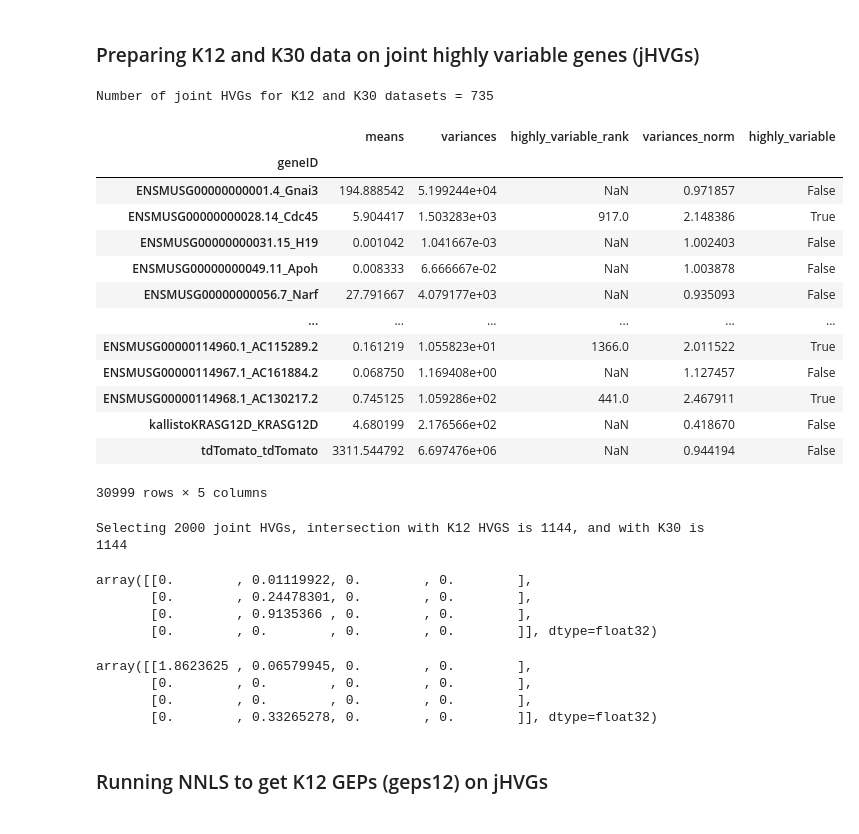
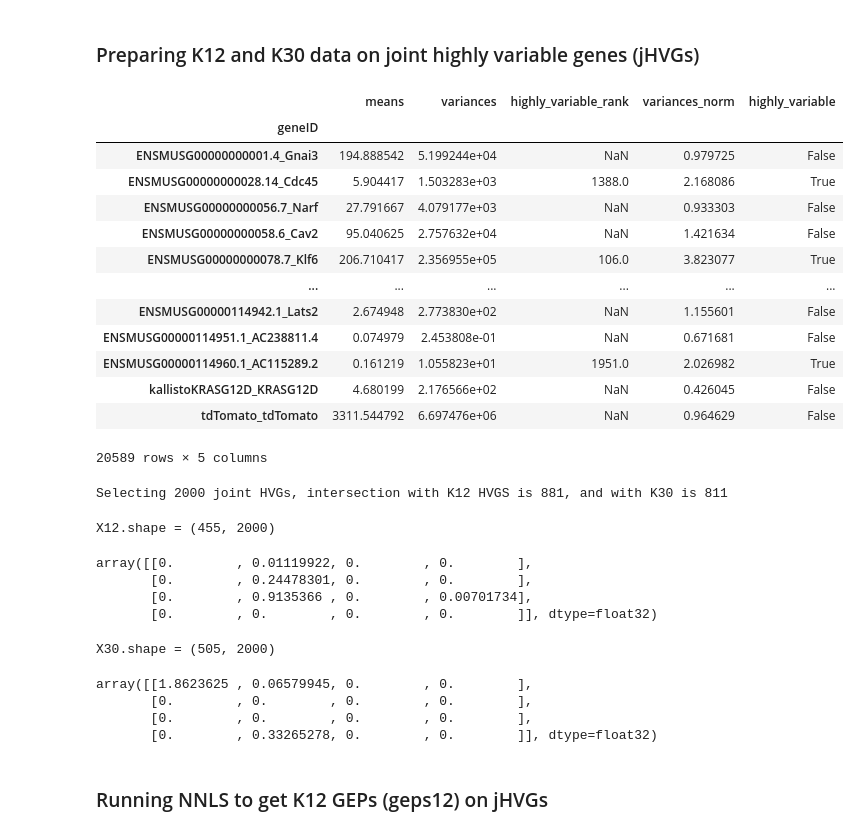
Before and after one commit to nitzanlab/gep-dynamics, a Jupyter notebook: notebooks/playground.ipynb, the cells around one changed output. Cells and saved outputs as stored; diff of their text form; code cells hidden in the pictures.

```diff
--- a/notebooks/playground.ipynb
+++ b/notebooks/playground.ipynb
@@ -66,55 +70,58 @@ AnnData object with n_obs × n_vars = 505 × 30999
 ## Running pfNMF on K30 using the K12 GEPs
 # %% [markdown]
 ### Preparing K12 and K30 data on joint highly variable genes (jHVGs)
-# %%
-print("Number of joint HVGs for K12 and K30 datasets = "
-      f"{np.sum(k_30.var.highly_variable & k_12.var.highly_variable)}")
-# %% [output]
-Number of joint HVGs for K12 and K30 datasets = 735
 # %%
+var_subset = (k_12.var.n_cells >= 5) & (k_30.var.n_cells >= 5)
+obs_subset = adata.obs.timesimple.isin([k_12.uns['name'], k_30.uns['name']])
+
 joint_K12_K30_var = sc.pp.highly_variable_genes(
-    adata[adata.obs.timesimple.isin([k_12.uns['name'], k_30.uns['name']])],
-    flavor='seurat_v3', n_top_genes=_constants.NUMBER_HVG, inplace=False)
+    adata[obs_subset, var_subset], flavor='seurat_v3',
+    n_top_genes=_constants.NUMBER_HVG, inplace=False)
 joint_K12_K30_var
 # %% [output]
 |  | means | variances | highly_variable_rank | variances_norm | highly_variable |
 | geneID |  |  |  |  |  |
-| ENSMUSG00000000001.4_Gnai3 | 194.888542 | 5.199244e+04 | NaN | 0.971857 | False |
-| ENSMUSG00000000028.14_Cdc45 | 5.904417 | 1.503283e+03 | 917.0 | 2.148386 | True |
-| ENSMUSG00000000031.15_H19 | 0.001042 | 1.041667e-03 | NaN | 1.002403 | False |
-| ENSMUSG00000000049.11_Apoh | 0.008333 | 6.666667e-02 | NaN | 1.003878 | False |
-| ENSMUSG00000000056.7_Narf | 27.791667 | 4.079177e+03 | NaN | 0.935093 | False |
+| ENSMUSG00000000001.4_Gnai3 | 194.888542 | 5.199244e+04 | NaN | 0.979725 | False |
+| ENSMUSG00000000028.14_Cdc45 | 5.904417 | 1.503283e+03 | 1388.0 | 2.168086 | True |
+| ENSMUSG00000000056.7_Narf | 27.791667 | 4.079177e+03 | NaN | 0.933303 | False |
+| ENSMUSG00000000058.6_Cav2 | 95.040625 | 2.757632e+04 | NaN | 1.421634 | False |
+| ENSMUSG00000000078.7_Klf6 | 206.710417 | 2.356955e+05 | 106.0 | 3.823077 | True |
 | ... | ... | ... | ... | ... | ... |
-| ENSMUSG00000114960.1_AC115289.2 | 0.161219 | 1.055823e+01 | 1366.0 | 2.011522 | True |
-| ENSMUSG00000114967.1_AC161884.2 | 0.068750 | 1.169408e+00 | NaN | 1.127457 | False |
-| ENSMUSG00000114968.1_AC130217.2 | 0.745125 | 1.059286e+02 | 441.0 | 2.467911 | True |
-| kallistoKRASG12D_KRASG12D | 4.680199 | 2.176566e+02 | NaN | 0.418670 | False |
-| tdTomato_tdTomato | 3311.544792 | 6.697476e+06 | NaN | 0.944194 | False |
+| ENSMUSG00000114942.1_Lats2 | 2.674948 | 2.773830e+02 | NaN | 1.155601 | False |
+| ENSMUSG00000114951.1_AC238811.4 | 0.074979 | 2.453808e-01 | NaN | 0.671681 | False |
+| ENSMUSG00000114960.1_AC115289.2 | 0.161219 | 1.055823e+01 | 1951.0 | 2.026982 | True |
+| kallistoKRASG12D_KRASG12D | 4.680199 | 2.176566e+02 | NaN | 0.426045 | False |
+| tdTomato_tdTomato | 3311.544792 | 6.697476e+06 | NaN | 0.964629 | False |
-30999 rows × 5 columns
+20589 rows × 5 columns
 # %%
 print("Selecting 2000 joint HVGs, intersection with K12 HVGS is "
       f"{np.sum(joint_K12_K30_var.highly_variable & k_12.var.highly_variable)}"
       ", and with K30 is "
-      f"{np.sum(joint_K12_K30_var.highly_variable & k_12.var.highly_variable)}")
+      f"{np.sum(joint_K12_K30_var.highly_variable & k_30.var.highly_variable)}")
+joint_K12_K30_HVG = joint_K12_K30_var[joint_K12_K30_var.highly_variable].index
 # %% [output]
-Selecting 2000 joint HVGs, intersection with K12 HVGS is 1144, and with K30 is 1144
+Selecting 2000 joint HVGs, intersection with K12 HVGS is 881, and with K30 is 811
 # %%
 # Variance normalized version of K12 data on the jHVGs
-X12 = sc.pp.scale(k_12.X[:, joint_K12_K30_var.highly_variable].toarray(), zero_center=False)
+X12 = sc.pp.scale(k_12[:, joint_K12_K30_HVG].X.toarray(), zero_center=False)
+print(f'X12.shape = {X12.shape}')
 X12[:4, :4]
 # %% [output]
-array([[0.        , 0.01119922, 0.        , 0.        ],
-       [0.        , 0.24478301, 0.        , 0.        ],
-       [0.        , 0.9135366 , 0.        , 0.        ],
-       [0.        , 0.        , 0.        , 0.        ]], dtype=float32)
+X12.shape = (455, 2000)
+array([[0.        , 0.01119922, 0.        , 0.        ],
+       [0.        , 0.24478301, 0.        , 0.        ],
+       [0.        , 0.9135366 , 0.        , 0.00701734],
+       [0.        , 0.        , 0.        , 0.        ]], dtype=float32)
 # %%
 # Variance normalized version of K30 data on the jHVGs
-X30 = sc.pp.scale(k_30.X[:, joint_K12_K30_var.highly_variable].toarray(), zero_center=False)
+X30 = sc.pp.scale(k_30[:, joint_K12_K30_HVG].X.toarray(), zero_center=False)
+print(f'X30.shape = {X30.shape}')
 X30[:4, :4]
 # %% [output]
-array([[1.8623625 , 0.06579945, 0.        , 0.        ],
-       [0.        , 0.        , 0.        , 0.        ],
-       [0.        , 0.        , 0.        , 0.        ],
-       [0.        , 0.33265278, 0.        , 0.        ]], dtype=float32)
+X30.shape = (505, 2000)
+array([[1.8623625 , 0.06579945, 0.        , 0.        ],
+       [0.        , 0.        , 0.        , 0.        ],
+       [0.        , 0.        , 0.        , 0.        ],
+       [0.        , 0.33265278, 0.        , 0.        ]], dtype=float32)
 # %% [markdown]
 ### Running NNLS to get K12 GEPs (geps12) on jHVGs
```
Also changed, not shown: parts of 27 cells of this notebook, 3 other files.
